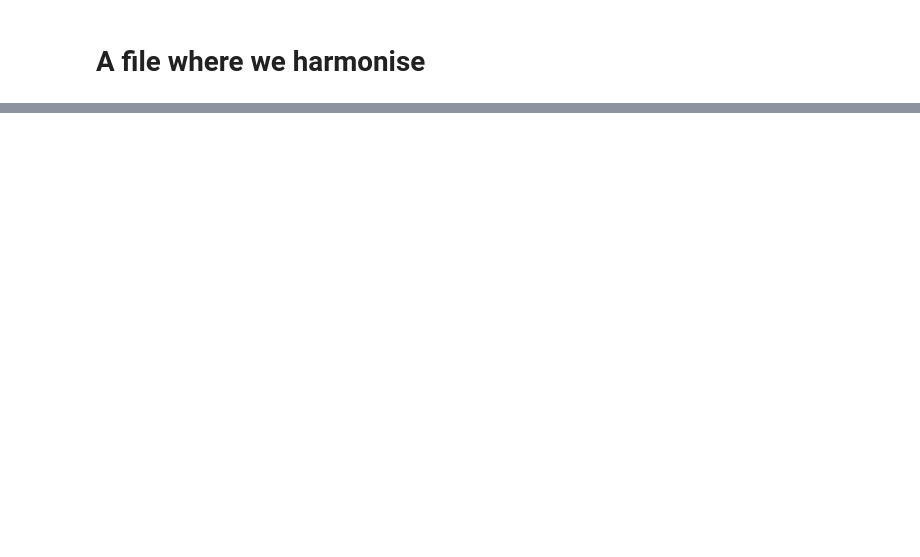
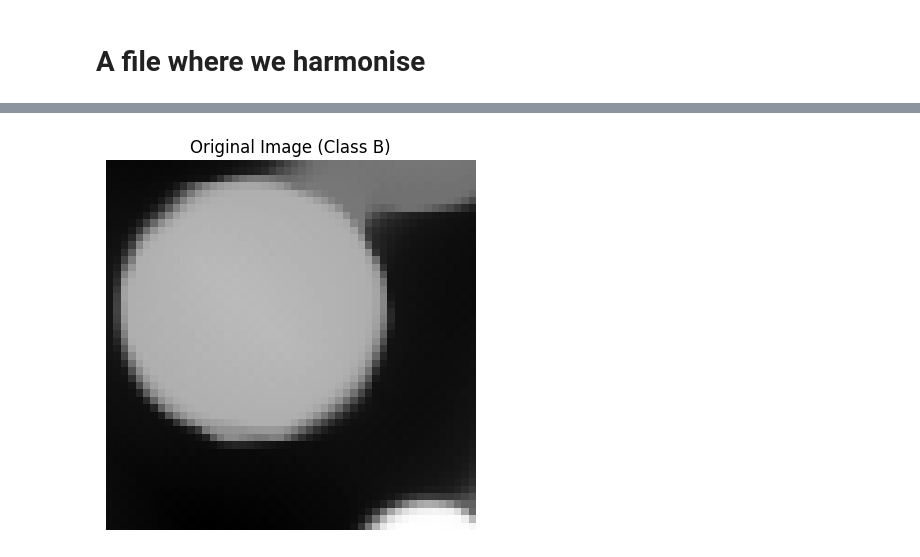
Before and after one commit to GijsBartholomeus/Inverse_probelms_course, a Jupyter notebook: main/harmonisation.ipynb, the cells around one changed output, grey strips where cells are left out. Drawn from its saved outputs; the diff is of its cells as text; code cells hidden in the pictures; blank space fills up the shorter version.

```diff
--- a/main/harmonisation.ipynb
+++ b/main/harmonisation.ipynb
@@ -108,0 +164,92 @@ plt.show()
+# %%
+# --- Load classifier -----------------------------------------------
+device = torch.device("cuda" if torch.cuda.is_available() else "cpu")
+model = SmallCNN().to(device)
+model.load_state_dict(torch.load("models/small_cnn.pth", map_location=device))
+model.eval()
+
+# --- Load an example image patch (class B) -------------------------
+# Replace path if needed
+B = np.load("data/augmented_images_algoB.npy")  # shape (N,50,50)
+# pick random sample
+index_b = np.random.randint(0, B.shape[0])  # pick random sample
+x0_np = B[index_b]                  # pick first sample
+x0 = torch.from_numpy(x0_np).unsqueeze(0).unsqueeze(0).float()  # (1,1,50,50)
+x0 = x0.to(device)
+
+print(torch.max(x0))
+
+
+
+plt.figure()
+plt.imshow(x0_np, cmap='gray')
+plt.title("Original Image (Class B)")
+plt.axis('off')
+plt.show()
+
+
+
+# --- Optimization setup --------------------------------------------
+target_label = torch.tensor([0], device=device)  # Want class A
+lambda_l2 = 10
+lr = 0.001
+n_steps = 100
+record_iters = [0, n_steps//2, n_steps]  # initial, mid, final
+
+# prepare variable
+x = x0.clone().detach().requires_grad_(True)
+
+# records
+records = []
+ce_history = []  # Track cross entropy loss
+l2_history = []  # Track L2 loss
+step_history = []  # Track steps
+
+for step in range(n_steps + 1):
+    logits = model(x)
+    ce = F.cross_entropy(logits, target_label)
+    l2 =  torch.norm(x - x0)**2
+    loss =  l2 + lambda_l2 * ce
+
+    # record losses at each step
+    ce_history.append(ce.item())
+    l2_history.append(l2.item())
+    step_history.append(step)
+
+    # record if needed
+    if step in record_iters:
+        probs = F.softmax(logits, dim=1)[0,1].item()  # P(class B)
+        records.append((step, x.detach().cpu().squeeze().numpy(), probs))
+
+    # gradient step (skip update at final record)
+    if step < n_steps:
+        loss.backward()
+        with torch.no_grad():
+            x.data -= lr * x.grad.data
+            x.data.clamp_(0, 1)
+        x.grad.zero_()
+
+# --- Plot results ----------------------------------------------------
+for step, img, score in records:
+    plt.figure()
+    plt.imshow(img, cmap='gray')
+    plt.title(f"Iter {step}: P(A) = {score:.3f}")
+    plt.axis('off')
+
+# Plot losses
+plt.figure(figsize=(10, 4))
+plt.subplot(1, 2, 1)
+plt.plot(step_history, ce_history)
+plt.title('Cross Entropy Loss')
+plt.xlabel('Step')
+plt.ylabel('Loss')
+
+plt.subplot(1, 2, 2)
+plt.plot(step_history, l2_history)
+plt.title('L2 Loss')
+plt.xlabel('Step')
+plt.ylabel('Loss')
+
+plt.tight_layout()
+plt.show()
+# %% [output]
@@ -108,0 +257 @@ plt.show()
+[figure, added]
```
Also changed, not shown: parts of 7 cells of this notebook, 14 other files.
